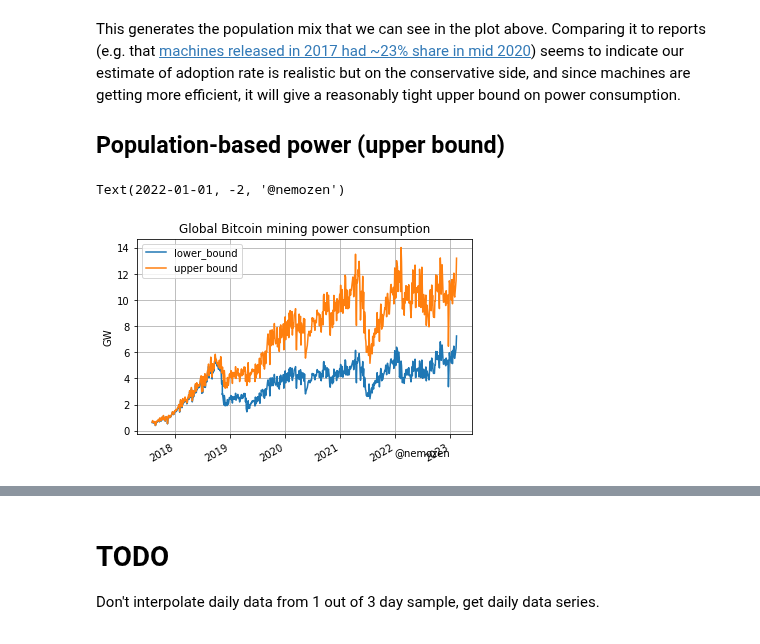
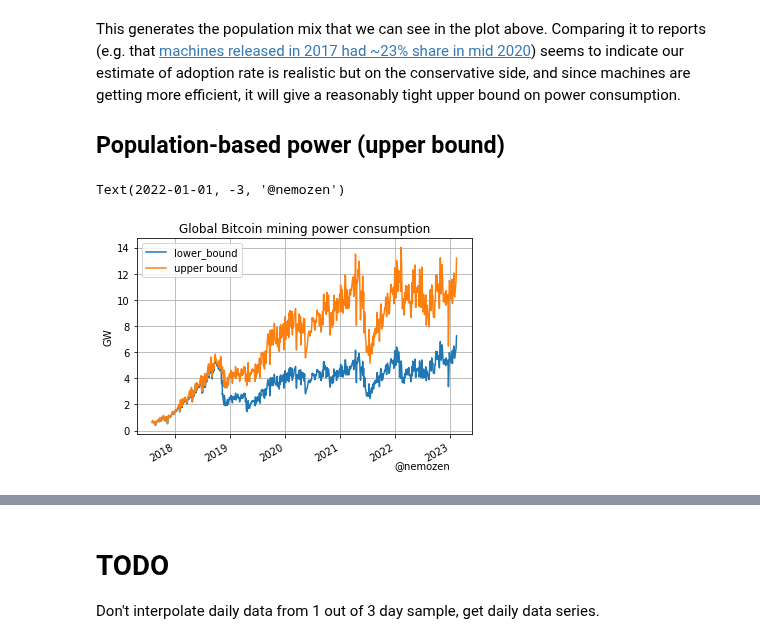
Before and after one commit to QRB-Labs/qrb, a Jupyter notebook: analysis/mining_dynamics.ipynb, the cells around one changed output, grey strips where cells are left out. Cells and saved outputs as stored; diff of their text form; code cells hidden in the pictures.

```diff
--- a/analysis/mining_dynamics.ipynb
+++ b/analysis/mining_dynamics.ipynb
@@ -14,8 +14,8 @@ with open('miners.csv') as datafile:
     reader = csv.DictReader(datafile)
     for rowdict in reader:
         rowdict['Power (kW)'] = float(re.search('([0-9])+',rowdict['Power']).group(0))/1000.0
-        rowdict['Hashrate (Th/s)'] = float(re.search('([0-9])+',rowdict['Hashrate']).group(0))
-        rowdict['alpha (kWh/Thash)']=rowdict['Power (kW)']/(rowdict['Hashrate (Th/s)']*3600)
+        rowdict['Hashrate (TH/s)'] = float(re.search('([0-9])+',rowdict['Hashrate']).group(0))
+        rowdict['alpha (kWh/TH)']=rowdict['Power (kW)']/(rowdict['Hashrate (TH/s)']*3600)
         rowdict['Date'] = dt.datetime.strptime(rowdict['Date'], '%b %Y').date()
         miners.append(rowdict)
 
@@ -26,7 +26,7 @@ with open('miners2.csv') as datafile:
     for rowdict in reader:
         if list(rowdict.values())[0].startswith('#'):
             continue
-        rowdict['alpha (kWh/Thash)']=float(rowdict['Efficiency'])/(3600*1000.0)
+        rowdict['alpha (kWh/TH)']=float(rowdict['Efficiency'])/(3600*1000.0)
         rowdict['Date'] = dt.datetime.strptime(rowdict['Date'], '%d/%m/%Y').date()
         if rowdict['Date'] < pd.to_datetime('2010-09-01'):
             continue
@@ -34,7 +34,7 @@ with open('miners2.csv') as datafile:
 
 miners_df = pd.DataFrame(miners).set_index('Date')
 miners_df.index=pd.to_datetime(miners_df.index)
-miners_df.sort_values(by='alpha (kWh/Thash)', ascending=False, inplace=True)
+miners_df.sort_values(by='alpha (kWh/TH)', ascending=False, inplace=True)
 miners_df.sort_index(inplace=True)
 # %%
 import matplotlib.pyplot as plt
@@ -210,11 +210,11 @@ df6.interpolate(method='pad', inplace=True)
 
 lower_bound = None
 for d in df6.index:
-    val = df6.loc[d,'alpha (kWh/Thash)']
+    val = df6.loc[d,'alpha (kWh/TH)']
     if type(val) == pd.Series:
         val = val[-1]
     if not lower_bound or not (lower_bound < val):
         lower_bound = val
     if not (lower_bound > val):
-        df6.at[d,'alpha (kWh/Thash)'] = lower_bound
+        df6.at[d,'alpha (kWh/TH)'] = lower_bound
 # %%
@@ -267,13 +269,13 @@ def population_weights(t):
         tn,tn1 = intervals[n]
         if tn > t:
             pn = 0
-        elif last_alpha and asic_miners.iloc[n]['alpha (kWh/Thash)'] > last_alpha:
+        elif last_alpha and asic_miners.iloc[n]['alpha (kWh/TH)'] > last_alpha:
             pn = 0
         else:
             pn = (math.exp(b*(tn-t).days) -
                   math.exp(a*(tn-min(tn1,t)).days + b*min(tn1-t,pd.Timedelta(0)).days))
             pn *= a/(a-b)
-            last_alpha = asic_miners.iloc[n]['alpha (kWh/Thash)']
+            last_alpha = asic_miners.iloc[n]['alpha (kWh/TH)']
         p.append(pn)
     s = sum(p)
     if s == 0:
@@ -290,14 +292,14 @@ This generates the population mix that we can see in the plot above. Comparing i
 
 ## Population-based power (upper bound)
 # %%
-df6.apply(lambda row: row['alpha (kWh/Thash)']*row['hash-rate']*3600/1e6, axis=1).plot(label='lower_bound')
-df6['alpha avg']=pop_dist.apply(lambda row: row.dot(asic_miners['alpha (kWh/Thash)'].values), axis=1)
+df6.apply(lambda row: row['alpha (kWh/TH)']*row['hash-rate']*3600/1e6, axis=1).plot(label='lower_bound')
+df6['alpha avg']=pop_dist.apply(lambda row: row.dot(asic_miners['alpha (kWh/TH)'].values), axis=1)
 df6.apply(lambda row: row['alpha avg']*row['hash-rate']*3600/1e6, axis=1).plot(label='upper bound')
 plt.ylabel('GW')
 plt.title('Global Bitcoin mining power consumption')
 plt.legend()
 plt.grid()
-plt.text("2022-01-01", -2, '@nemozen')
+plt.text("2022-01-01", -3, '@nemozen')
 # %% [output]
-Text(2022-01-01, -2, '@nemozen')
+Text(2022-01-01, -3, '@nemozen')
-[figure, old version]
+[figure, new version]
```
Also changed, not shown: parts of 6 cells of this notebook.
